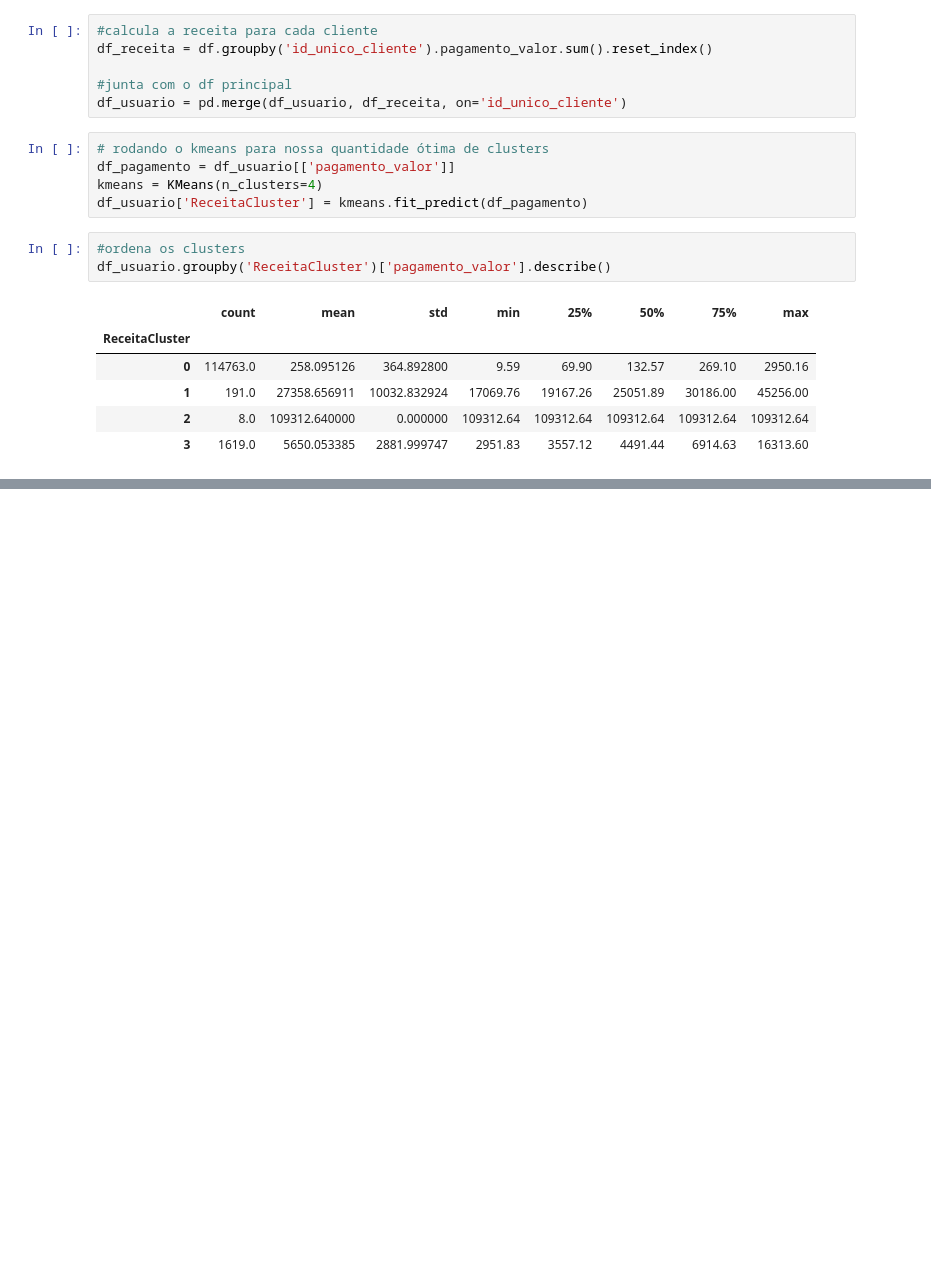
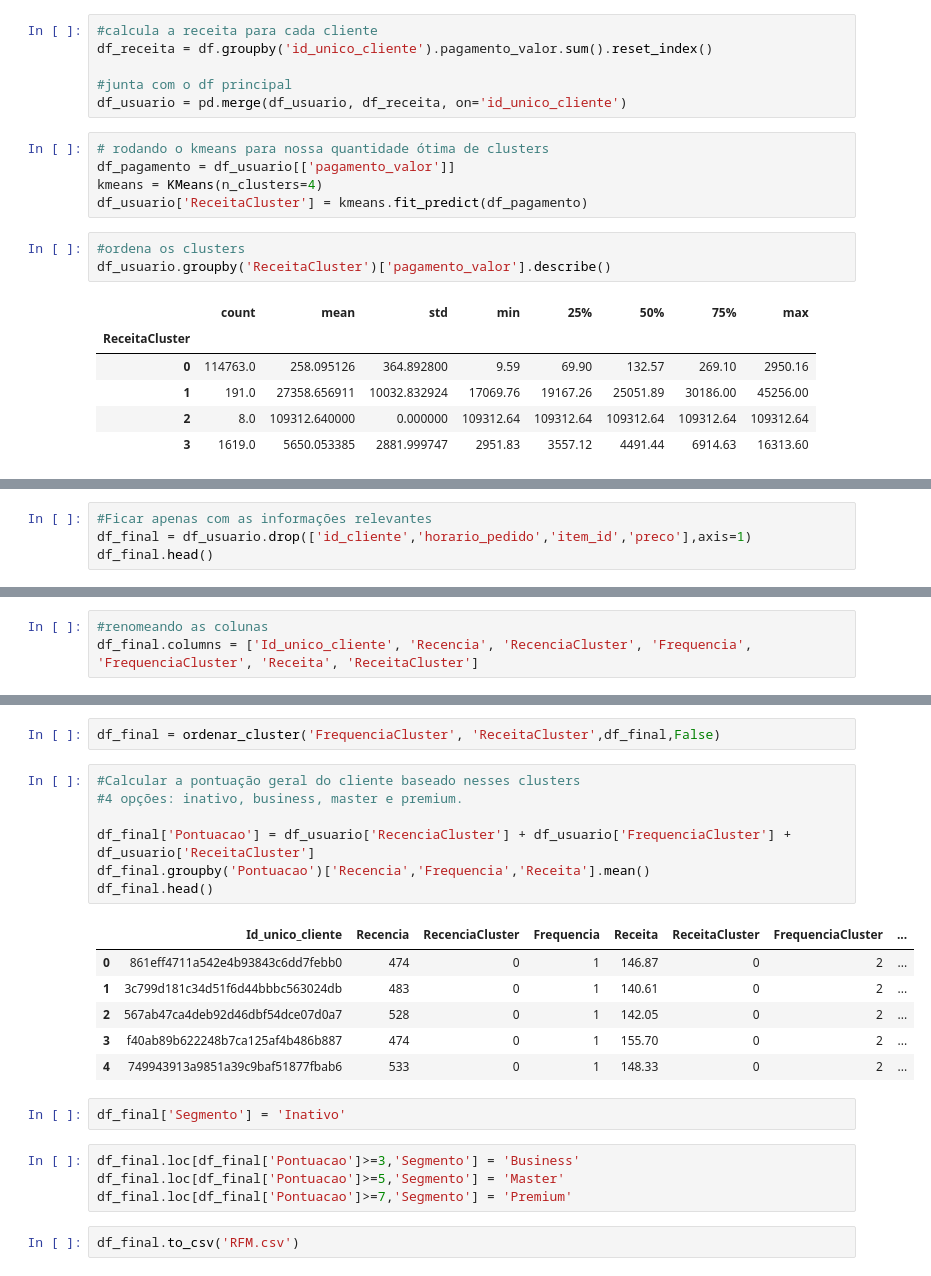
Before and after one commit to thayannefranca/Segmentacao_de_Clientes, a Jupyter notebook: clusterizacao.ipynb, the cells around one changed output, grey strips where cells are left out. Drawn from its saved outputs; the diff is of its cells as text; blank space fills up the shorter version.

Commit message:
Criando uma pontuação e segmetos para os clientes

```diff
--- a/clusterizacao.ipynb
+++ b/clusterizacao.ipynb
@@ -271,0 +274,4 @@ df_usuario.groupby('ReceitaCluster')['pagamento_valor'].describe()
+# %%
+#Ficar apenas com as informações relevantes
+df_final = df_usuario.drop(['id_cliente','horario_pedido','item_id','preco'],axis=1)
+df_final.head()
@@ -271,0 +285,3 @@ df_usuario.groupby('ReceitaCluster')['pagamento_valor'].describe()
+# %%
+#renomeando as colunas
+df_final.columns = ['Id_unico_cliente', 'Recencia', 'RecenciaCluster', 'Frequencia', 'FrequenciaCluster', 'Receita', 'ReceitaCluster']
@@ -271,0 +297,24 @@ df_usuario.groupby('ReceitaCluster')['pagamento_valor'].describe()
+# %%
+df_final = ordenar_cluster('FrequenciaCluster', 'ReceitaCluster',df_final,False)
+# %%
+#Calcular a pontuação geral do cliente baseado nesses clusters
+#4 opções: inativo, business, master e premium.
+
+df_final['Pontuacao'] = df_usuario['RecenciaCluster'] + df_usuario['FrequenciaCluster'] + df_usuario['ReceitaCluster']
+df_final.groupby('Pontuacao')['Recencia','Frequencia','Receita'].mean()
+df_final.head()
+# %% [output]
+|  | Id_unico_cliente | Recencia | RecenciaCluster | Frequencia | Receita | ReceitaCluster | FrequenciaCluster | ... |
+| 0 | 861eff4711a542e4b93843c6dd7febb0 | 474 | 0 | 1 | 146.87 | 0 | 2 | ... |
+| 1 | 3c799d181c34d51f6d44bbbc563024db | 483 | 0 | 1 | 140.61 | 0 | 2 | ... |
+| 2 | 567ab47ca4deb92d46dbf54dce07d0a7 | 528 | 0 | 1 | 142.05 | 0 | 2 | ... |
+| 3 | f40ab89b622248b7ca125af4b486b887 | 474 | 0 | 1 | 155.70 | 0 | 2 | ... |
+| 4 | 749943913a9851a39c9baf51877fbab6 | 533 | 0 | 1 | 148.33 | 0 | 2 | ... |
+# %%
+df_final['Segmento'] = 'Inativo'
+# %%
+df_final.loc[df_final['Pontuacao']>=3,'Segmento'] = 'Business'
+df_final.loc[df_final['Pontuacao']>=5,'Segmento'] = 'Master'
+df_final.loc[df_final['Pontuacao']>=7,'Segmento'] = 'Premium'
+# %%
+df_final.to_csv('RFM.csv')
```
Also changed, not shown: parts of 3 cells of this notebook, 1 other file.
